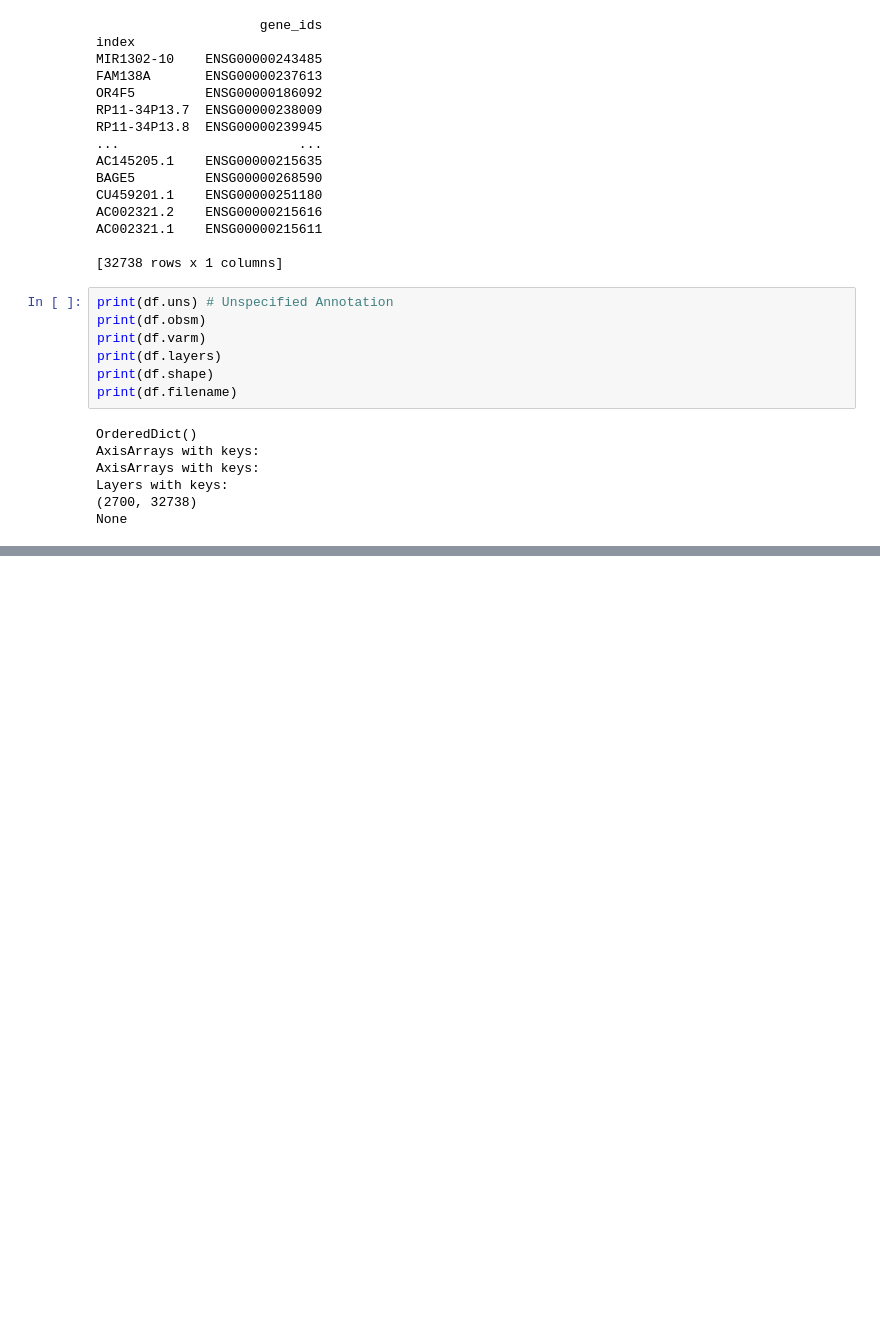
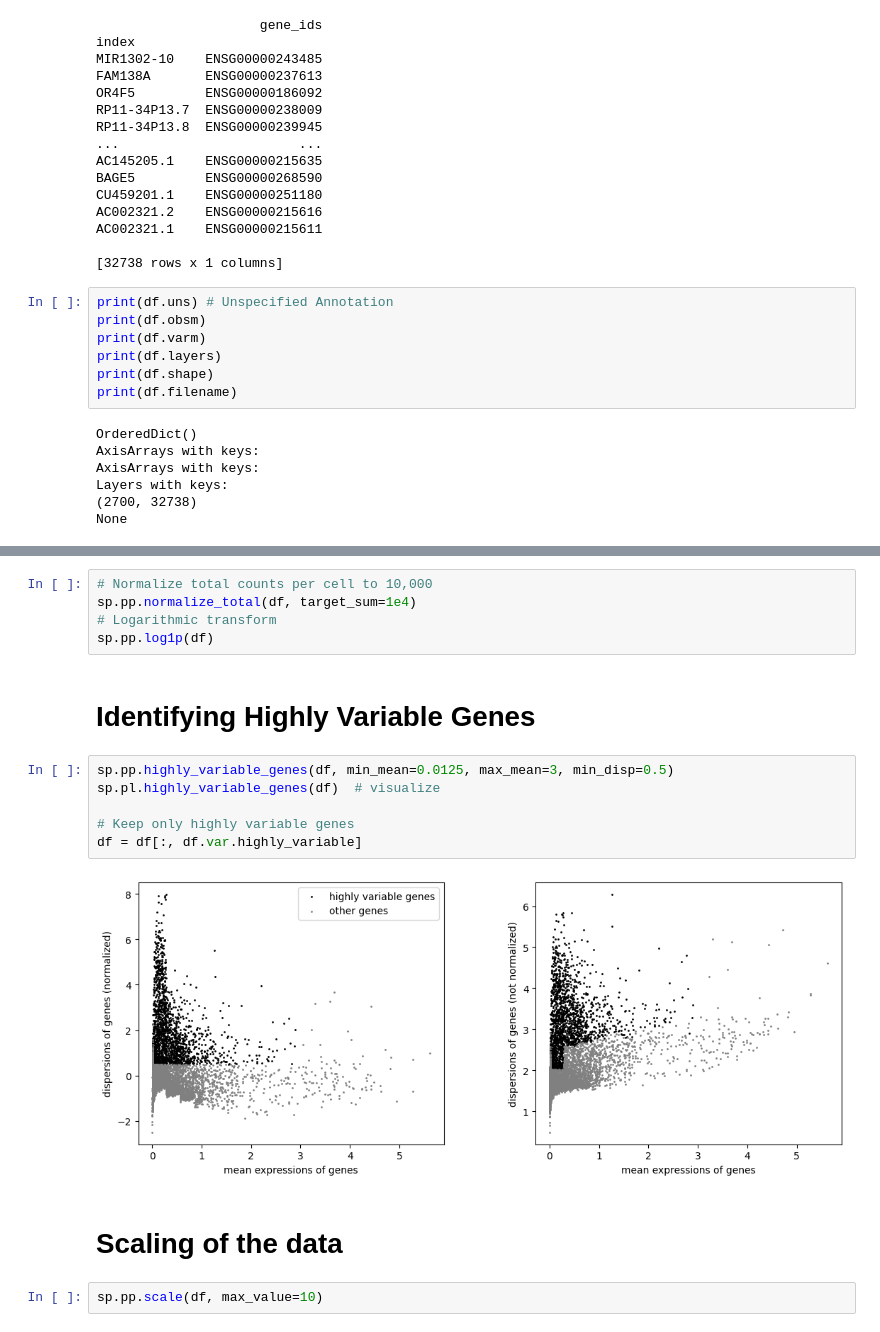
Before and after one commit to Bhuvan-1707/Semester-3-Team-C2-Projects, a Jupyter notebook: Single-Cell-RNA-Seq-Analysis/main.ipynb, the cells around one changed output, grey strips where cells are left out. Drawn from its saved outputs; the diff is of its cells as text; blank space fills up the shorter version.

```diff
--- a/Single-Cell-RNA-Seq-Analysis/main.ipynb
+++ b/Single-Cell-RNA-Seq-Analysis/main.ipynb
@@ -56,0 +81,19 @@ None
+# %%
+# Normalize total counts per cell to 10,000
+sp.pp.normalize_total(df, target_sum=1e4)
+# Logarithmic transform
+sp.pp.log1p(df)
+# %% [markdown]
+# Identifying Highly Variable Genes
+# %%
+sp.pp.highly_variable_genes(df, min_mean=0.0125, max_mean=3, min_disp=0.5)
+sp.pl.highly_variable_genes(df)  # visualize
+
+# Keep only highly variable genes
+df = df[:, df.var.highly_variable]
+# %% [output]
+[figure, added]
+# %% [markdown]
+# Scaling of the data
+# %%
+sp.pp.scale(df, max_value=10)
```
Also changed, not shown: parts of 26 cells of this notebook.
